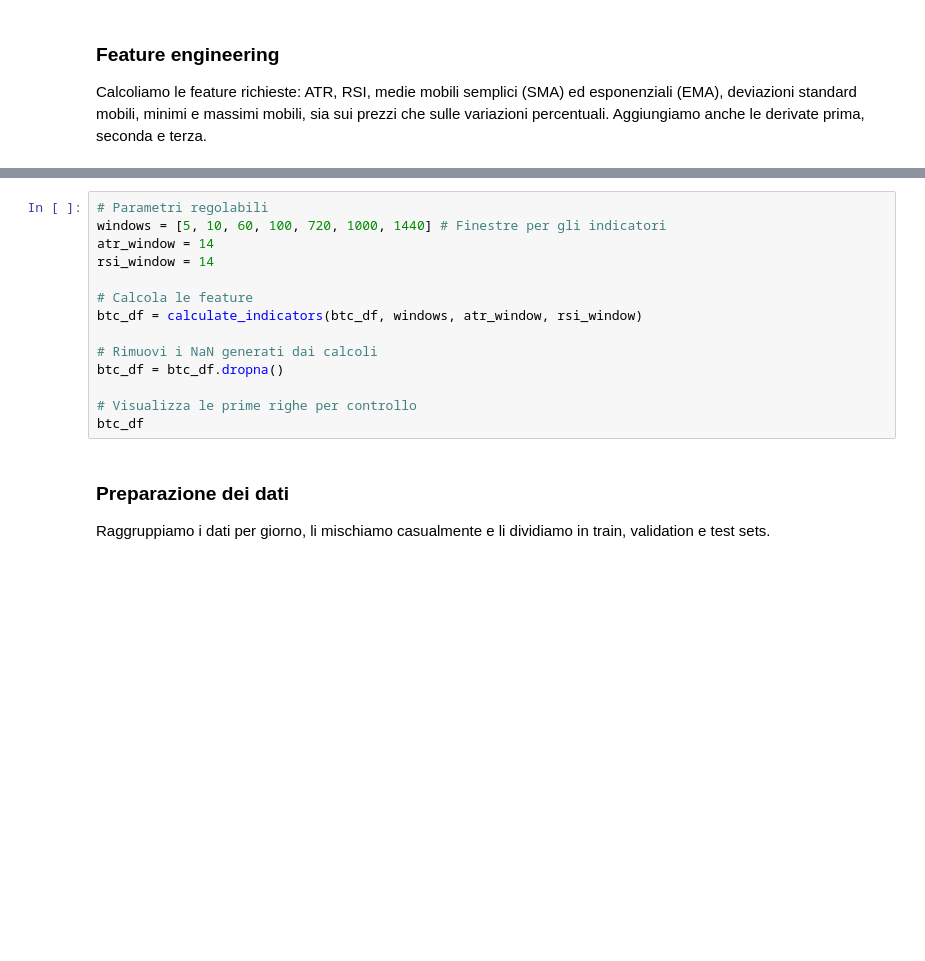
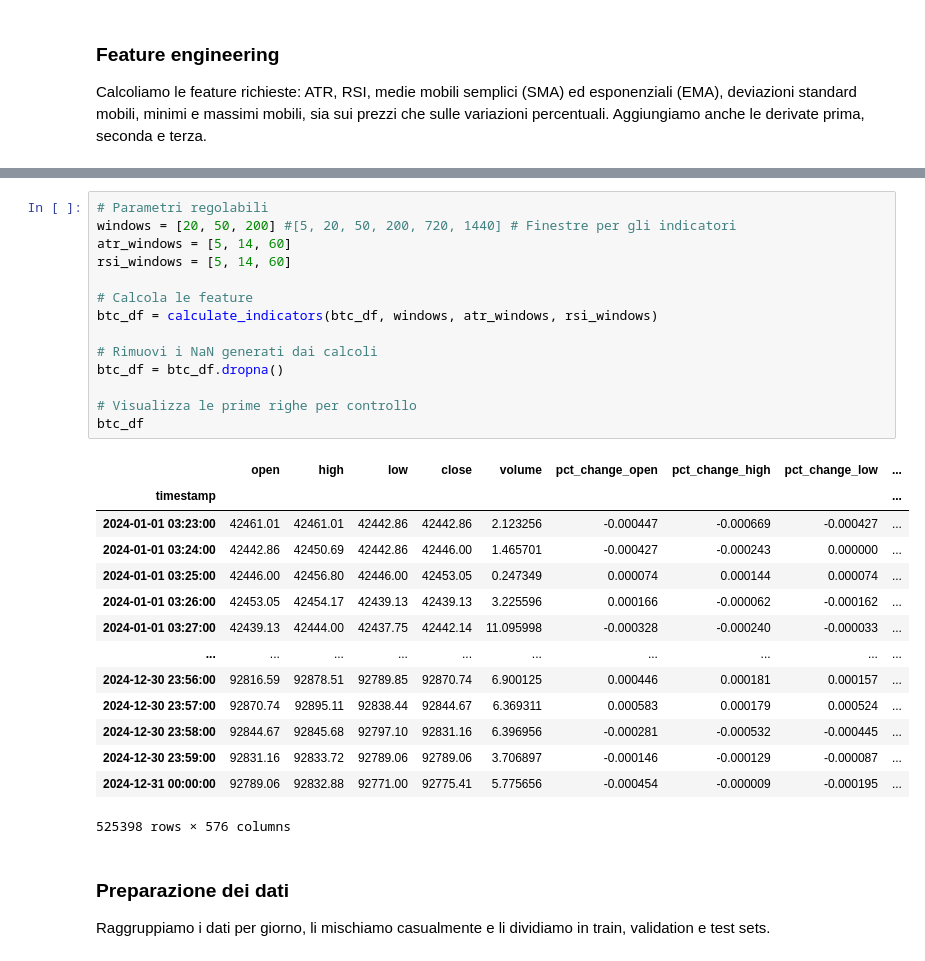
Before and after one commit to AleImbri/Crypto-machine-learning, a Jupyter notebook: Studio correlazioni tra prezzi futuri e varie features.ipynb, the cells around one changed output, grey strips where cells are left out. Drawn from its saved outputs; the diff is of its cells as text; blank space fills up the shorter version.

```diff
--- a/Studio correlazioni tra prezzi futuri e varie features.ipynb
+++ b/Studio correlazioni tra prezzi futuri e varie features.ipynb
@@ -136,17 +131,32 @@ def calculate_indicators(df, windows, atr_window, rsi_window):
 # %%
 # Parametri regolabili
-windows = [5, 10, 60, 100, 720, 1000, 1440] # Finestre per gli indicatori
-atr_window = 14
-rsi_window = 14
+windows = [20, 50, 200] #[5, 20, 50, 200, 720, 1440] # Finestre per gli indicatori
+atr_windows = [5, 14, 60]
+rsi_windows = [5, 14, 60]
 
 # Calcola le feature
-btc_df = calculate_indicators(btc_df, windows, atr_window, rsi_window)
+btc_df = calculate_indicators(btc_df, windows, atr_windows, rsi_windows)
 
 # Rimuovi i NaN generati dai calcoli
 btc_df = btc_df.dropna()
 
 # Visualizza le prime righe per controllo
 btc_df
+# %% [output]
+|  | open | high | low | close | volume | pct_change_open | pct_change_high | pct_change_low | ... |
+| timestamp |  |  |  |  |  |  |  |  | ... |
+| 2024-01-01 03:23:00 | 42461.01 | 42461.01 | 42442.86 | 42442.86 | 2.123256 | -0.000447 | -0.000669 | -0.000427 | ... |
+| 2024-01-01 03:24:00 | 42442.86 | 42450.69 | 42442.86 | 42446.00 | 1.465701 | -0.000427 | -0.000243 | 0.000000 | ... |
+| 2024-01-01 03:25:00 | 42446.00 | 42456.80 | 42446.00 | 42453.05 | 0.247349 | 0.000074 | 0.000144 | 0.000074 | ... |
+| 2024-01-01 03:26:00 | 42453.05 | 42454.17 | 42439.13 | 42439.13 | 3.225596 | 0.000166 | -0.000062 | -0.000162 | ... |
+| 2024-01-01 03:27:00 | 42439.13 | 42444.00 | 42437.75 | 42442.14 | 11.095998 | -0.000328 | -0.000240 | -0.000033 | ... |
+| ... | ... | ... | ... | ... | ... | ... | ... | ... | ... |
+| 2024-12-30 23:56:00 | 92816.59 | 92878.51 | 92789.85 | 92870.74 | 6.900125 | 0.000446 | 0.000181 | 0.000157 | ... |
+| 2024-12-30 23:57:00 | 92870.74 | 92895.11 | 92838.44 | 92844.67 | 6.369311 | 0.000583 | 0.000179 | 0.000524 | ... |
+| 2024-12-30 23:58:00 | 92844.67 | 92845.68 | 92797.10 | 92831.16 | 6.396956 | -0.000281 | -0.000532 | -0.000445 | ... |
+| 2024-12-30 23:59:00 | 92831.16 | 92833.72 | 92789.06 | 92789.06 | 3.706897 | -0.000146 | -0.000129 | -0.000087 | ... |
+| 2024-12-31 00:00:00 | 92789.06 | 92832.88 | 92771.00 | 92775.41 | 5.775656 | -0.000454 | -0.000009 | -0.000195 | ... |
+525398 rows × 576 columns
 # %% [markdown]
 ### Preparazione dei dati
 Raggruppiamo i dati per giorno, li mischiamo casualmente e li dividiamo in train, validation e test sets.
```
Also changed, not shown: parts of 16 cells of this notebook, 2 other files.
